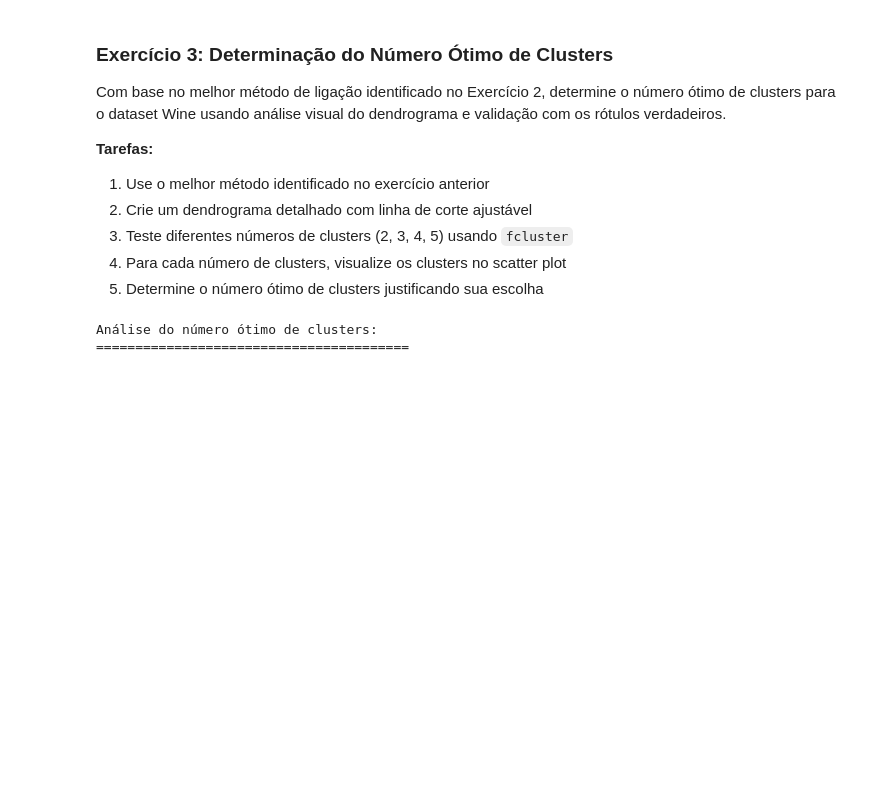
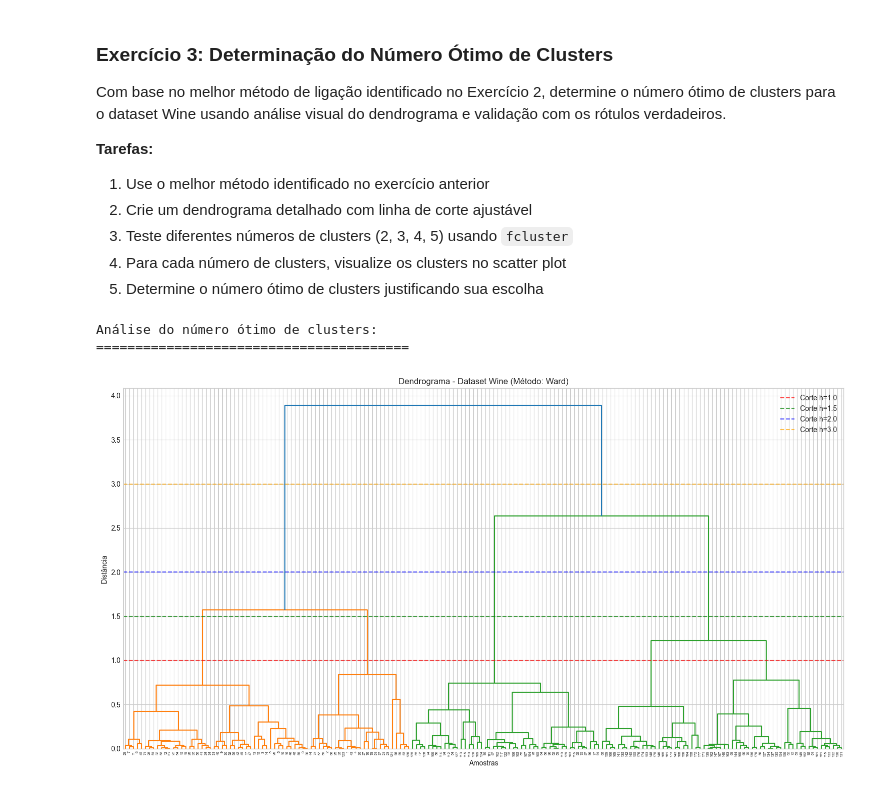
Before and after one commit to gilcesarf/unsupervised-learning, a Jupyter notebook: 03 - Hierarchical.ipynb, the cells around one changed output. Cells and saved outputs as stored; diff of their text form; code cells hidden in the pictures; blank space fills up the shorter version.

```diff
--- a/03 - Hierarchical.ipynb
+++ b/03 - Hierarchical.ipynb
@@ -910,19 +959,95 @@ Com base no melhor método de ligação identificado no Exercício 2, determine
 # %%
 # Exercício 3: Determinação do Número Ótimo de Clusters
 
-# 1. Use o melhor método do exercício anterior
-# best_method = '...'
+# 1. Usando o método 'ward' identificado como melhor no exercício anterior
+from scipy.cluster.hierarchy import linkage, dendrogram, fcluster
+import matplotlib.pyplot as plt
+import numpy as np
 
-# 2. Crie dendrograma com diferentes linhas de corte
-# Seu código aqui
-
-# 3. Teste diferentes números de clusters
-n_clusters_to_test = [2, 3, 4, 5]
+# Usar as mesmas features selecionadas no exercício anterior
+X_wine_selected = df_wine_norm[['alcohol', 'flavanoids']].values
+y_wine_true = y_wine
 
 print("Análise do número ótimo de clusters:")
 print("=" * 40)
 
-# Seu código aqui
+# 2. Criar dendrograma detalhado com linha de corte ajustável
+plt.figure(figsize=(15, 8))
+Z_wine = linkage(X_wine_selected, method='ward')
+dendrogram(Z_wine, color_threshold=None)
+plt.title('Dendrograma - Dataset Wine (Método: Ward)')
+plt.xlabel('Amostras')
+plt.ylabel('Distância')
+
+# Adicionar linhas de corte para diferentes números de clusters
+cut_heights = [1.0, 1.5, 2.0, 3.0]
+colors = ['red', 'green', 'blue', 'orange']
+for height, color in zip(cut_heights, colors):
+    plt.axhline(y=height, color=color, linestyle='--', alpha=0.7, label=f'Corte h={height}')
+
+plt.legend()
+plt.tight_layout()
+plt.show()
+
+# 3. Testar diferentes números de clusters
+n_clusters_to_test = [2, 3, 4, 5]
+
+print("\nAnálise de diferentes números de clusters:")
+print("-" * 50)
+
+# Usar as mesmas features selecionadas para clusterização (alcohol e flavanoids)
+# Gráficos scatter individuais (um por linha)
+for n_clusters in n_clusters_to_test:
+    # Gerar rótulos dos clusters
+    clusters = fcluster(Z_wine, n_clusters, criterion='maxclust')
+
+    # Visualizar clusters no scatter plot usando as features originais
+    plt.figure(figsize=(8, 6))
+    scatter = plt.scatter(X_wine_selected[:, 0], X_wine_selected[:, 1], c=clusters, s=50, alpha=0.7, cmap='viridis')
+    plt.title(f'Wine - Ward: {n_clusters} clusters')
+    plt.xlabel('Alcohol (normalizado)')
+    plt.ylabel('Flavanoids (normalizado)')
+    plt.show()
+
+# 4. Gráfico do cotovelo (Elbow Method)
+print("\nGráfico do Cotovelo:")
+print("-" * 30)
+
+# Calcular distâncias para diferentes números de clusters
+distances = []
+for n_clusters in range(1, 11):  # Testar de 1 a 10 clusters
+    clusters = fcluster(Z_wine, n_clusters, criterion='maxclust')
+
+    # Calcular inércia (soma das distâncias quadradas aos centróides)
+    inertia = 0
+    for cluster_id in np.unique(clusters):
+        cluster_points = X_wine_selected[clusters == cluster_id]
+        if len(cluster_points) > 0:
+            centroid = np.mean(cluster_points, axis=0)
+            inertia += np.sum((cluster_points - centroid) ** 2)
+
+    distances.append(inertia)
+
+# Plotar gráfico do cotovelo
+plt.figure(figsize=(10, 6))
+plt.plot(range(1, 11), distances, 'bo-', linewidth=2, markersize=8)
+plt.xlabel('Número de Clusters')
+plt.ylabel('Inércia (Soma das Distâncias Quadradas)')
+plt.title('Método do Cotovelo - Determinação do Número Ótimo de Clusters')
+plt.grid(True, alpha=0.3)
+
+# Destacar o ponto do cotovelo (3 clusters)
+plt.axvline(x=3, color='red', linestyle='--', alpha=0.7, label='Cotovelo sugerido (3 clusters)')
+plt.legend()
+plt.show()
+# Testar especificamente 3 clusters (número sugerido pelo método do cotovelo)
+clusters_3 = fcluster(Z_wine, 3, criterion='maxclust')
+
+print(f"Distribuição dos clusters para 3 clusters:")
+for cluster_id in np.unique(clusters_3):
+    cluster_mask = (clusters_3 == cluster_id)
+    print(f"  Cluster {cluster_id}: {np.sum(cluster_mask)} amostras")
 # %% [output]
 Análise do número ótimo de clusters:
 ========================================
+[figure, added]
```
Also changed, not shown: parts of 6 cells of this notebook.
